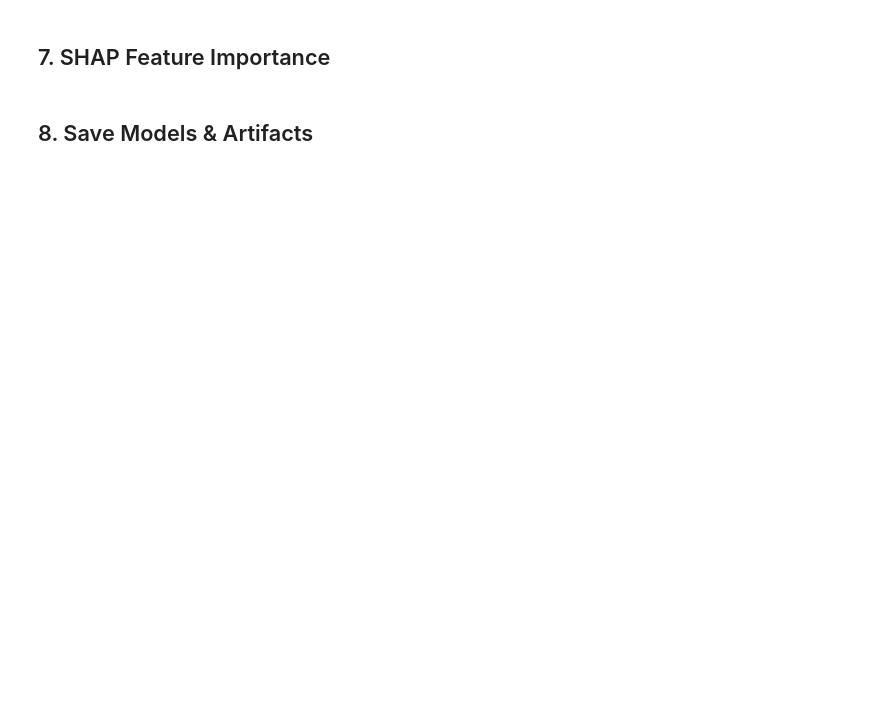
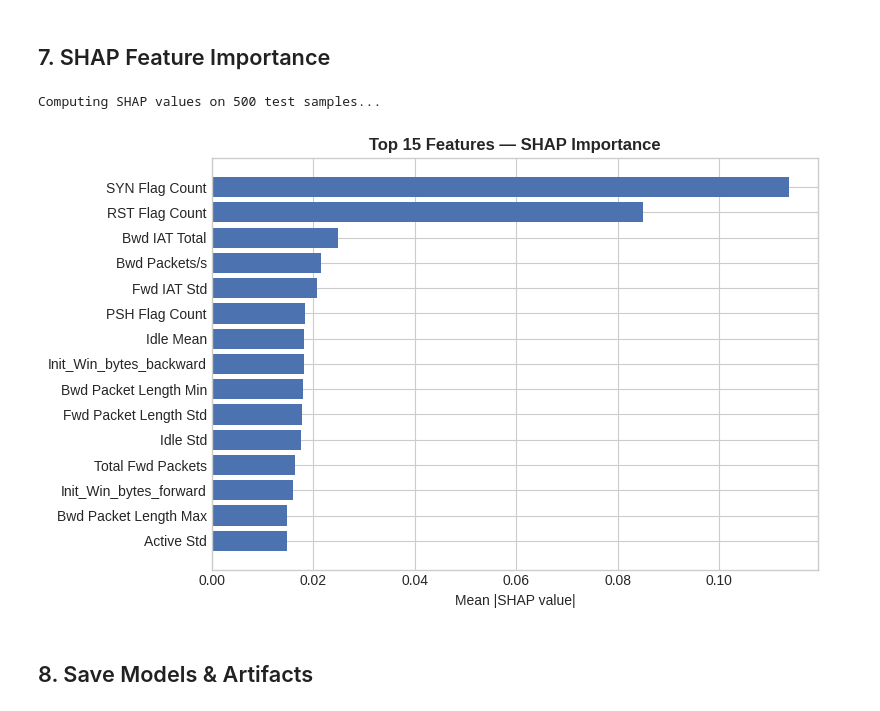
Before and after one commit to Bennythomas333/final-year-project-, a Jupyter notebook: notebooks/NIDS_Full_Pipeline.ipynb, the cells around one changed output. Drawn from its saved outputs; the diff is of its cells as text; code cells hidden in the pictures; blank space fills up the shorter version.

```diff
--- a/notebooks/NIDS_Full_Pipeline.ipynb
+++ b/notebooks/NIDS_Full_Pipeline.ipynb
@@ -241,19 +287,36 @@ print(classification_report(y_te, results[best_name]['y_pred'], target_names=['B
 ## 7. SHAP Feature Importance
 # %%
 print("Computing SHAP values on 500 test samples...")
-explainer  = shap.TreeExplainer(rf)
-shap_vals  = explainer.shap_values(X_te[:500])
-sv         = shap_vals[1] if isinstance(shap_vals, list) else shap_vals
-mean_abs   = np.abs(sv).mean(axis=0)
-top_idx    = np.argsort(mean_abs)[-15:][::-1]
-top_feats  = [selected_features[i] for i in top_idx]
-top_vals   = mean_abs[top_idx]
+explainer = shap.TreeExplainer(rf)
+shap_vals = explainer.shap_values(X_te[:500])
 
-fig, ax = plt.subplots(figsize=(8,5))
+# Handle both old and new SHAP output formats
+if isinstance(shap_vals, list):
+    sv = np.array(shap_vals[1])
+else:
+    sv = np.array(shap_vals)
+
+# If 3D array (new SHAP format): shape (samples, features, classes)
+if sv.ndim == 3:
+    sv = sv[:, :, 1]
+
+mean_abs  = np.abs(sv).mean(axis=0)
+top_idx   = np.argsort(mean_abs)[-15:][::-1]
+
+# Convert numpy indices to plain Python ints before indexing the list
+top_feats = [selected_features[int(i)] for i in top_idx]
+top_vals  = mean_abs[top_idx]
+
+fig, ax = plt.subplots(figsize=(8, 5))
 ax.barh(top_feats[::-1], top_vals[::-1], color=COLORS[0])
 ax.set_title('Top 15 Features — SHAP Importance', fontweight='bold')
 ax.set_xlabel('Mean |SHAP value|')
-plt.tight_layout(); plt.savefig('shap_importance.png', dpi=150, bbox_inches='tight'); plt.show()
+plt.tight_layout()
+plt.savefig('shap_importance.png', dpi=150, bbox_inches='tight')
+plt.show()
+# %% [output]
+Computing SHAP values on 500 test samples...
+[figure, added]
 # %% [markdown]
 ## 8. Save Models & Artifacts
 # %%
```
Also changed, not shown: parts of 10 cells of this notebook.
